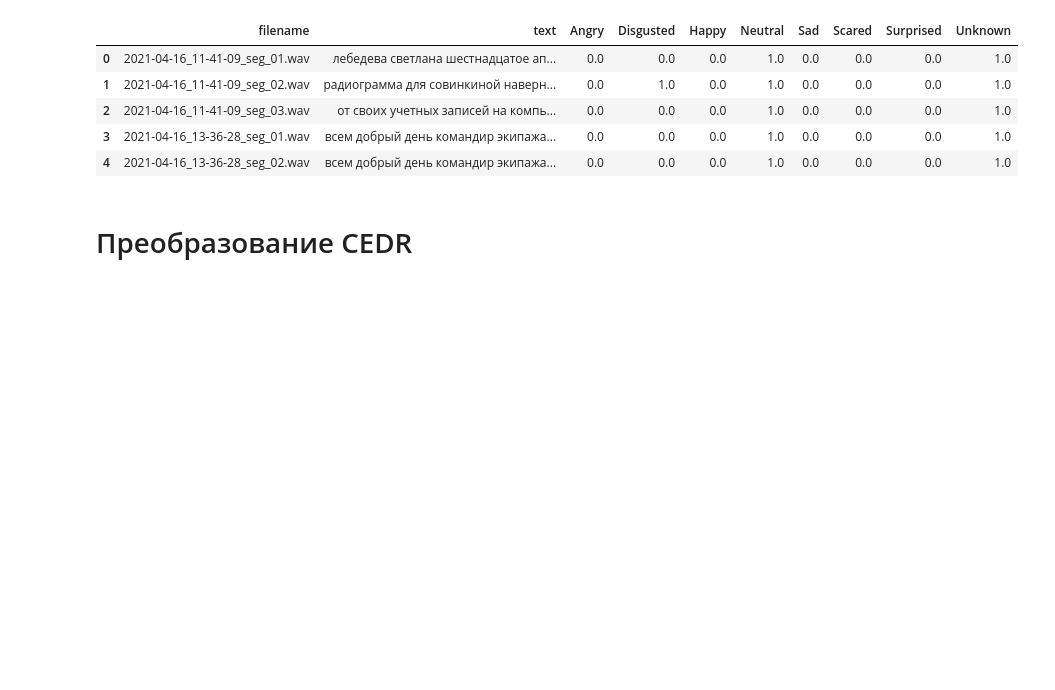
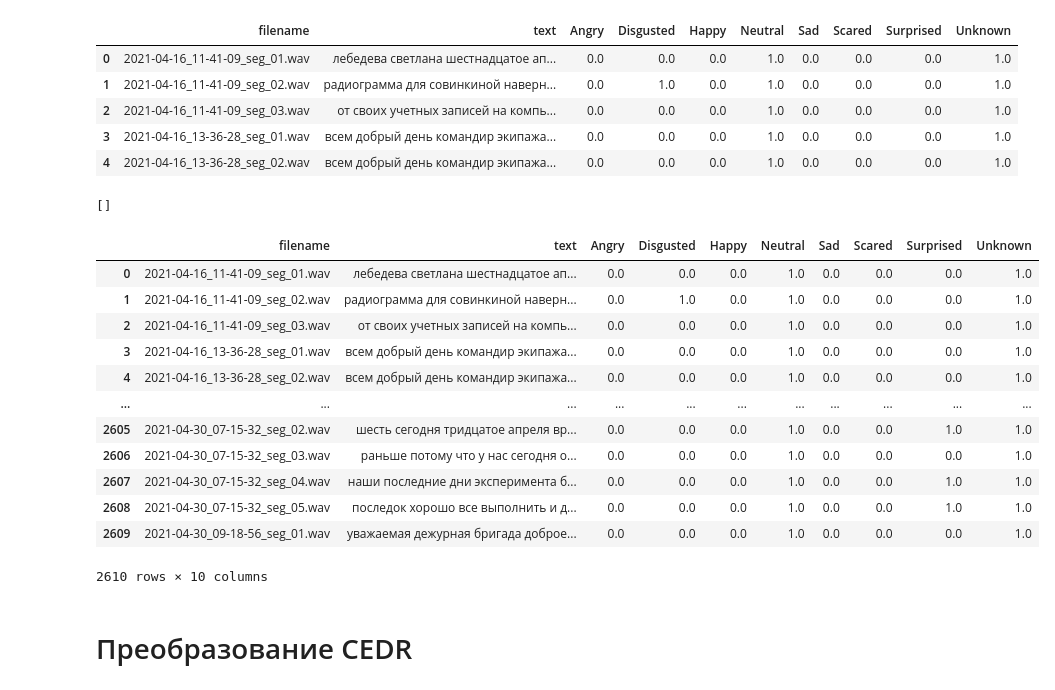
Before and after one commit to EchoStressAI/proto_mvp, a Jupyter notebook: convert/convert.ipynb, the cells around one changed output. Drawn from its saved outputs; the diff is of its cells as text; code cells hidden in the pictures; blank space fills up the shorter version.

```diff
--- a/convert/convert.ipynb
+++ b/convert/convert.ipynb
@@ -153,0 +169,22 @@ df_merged.to_csv("eskis.csv",index=False)
+# %%
+list(set(eval_name) & set(train_name))
+# %% [output]
+[]
+# %%
+df = pd.read_csv('eskis.csv')
+# %%
+df
+# %% [output]
+|  | filename | text | Angry | Disgusted | Happy | Neutral | Sad | Scared | Surprised | Unknown |
+| 0 | 2021-04-16_11-41-09_seg_01.wav | лебедева светлана шестнадцатое ап... | 0.0 | 0.0 | 0.0 | 1.0 | 0.0 | 0.0 | 0.0 | 1.0 |
+| 1 | 2021-04-16_11-41-09_seg_02.wav | радиограмма для совинкиной наверн... | 0.0 | 1.0 | 0.0 | 1.0 | 0.0 | 0.0 | 0.0 | 1.0 |
+| 2 | 2021-04-16_11-41-09_seg_03.wav | от своих учетных записей на компь... | 0.0 | 0.0 | 0.0 | 1.0 | 0.0 | 0.0 | 0.0 | 1.0 |
+| 3 | 2021-04-16_13-36-28_seg_01.wav | всем добрый день командир экипажа... | 0.0 | 0.0 | 0.0 | 1.0 | 0.0 | 0.0 | 0.0 | 1.0 |
+| 4 | 2021-04-16_13-36-28_seg_02.wav | всем добрый день командир экипажа... | 0.0 | 0.0 | 0.0 | 1.0 | 0.0 | 0.0 | 0.0 | 1.0 |
+| ... | ... | ... | ... | ... | ... | ... | ... | ... | ... | ... |
+| 2605 | 2021-04-30_07-15-32_seg_02.wav | шесть сегодня тридцатое апреля вр... | 0.0 | 0.0 | 0.0 | 1.0 | 0.0 | 0.0 | 1.0 | 1.0 |
+| 2606 | 2021-04-30_07-15-32_seg_03.wav | раньше потому что у нас сегодня о... | 0.0 | 0.0 | 0.0 | 1.0 | 0.0 | 0.0 | 0.0 | 1.0 |
+| 2607 | 2021-04-30_07-15-32_seg_04.wav | наши последние дни эксперимента б... | 0.0 | 0.0 | 0.0 | 1.0 | 0.0 | 0.0 | 1.0 | 1.0 |
+| 2608 | 2021-04-30_07-15-32_seg_05.wav | последок хорошо все выполнить и д... | 0.0 | 0.0 | 0.0 | 1.0 | 0.0 | 0.0 | 1.0 | 1.0 |
+| 2609 | 2021-04-30_09-18-56_seg_01.wav | уважаемая дежурная бригада доброе... | 0.0 | 0.0 | 0.0 | 1.0 | 0.0 | 0.0 | 0.0 | 1.0 |
+2610 rows × 10 columns
```
Also changed, not shown: parts of 7 cells of this notebook, 3 other files.
